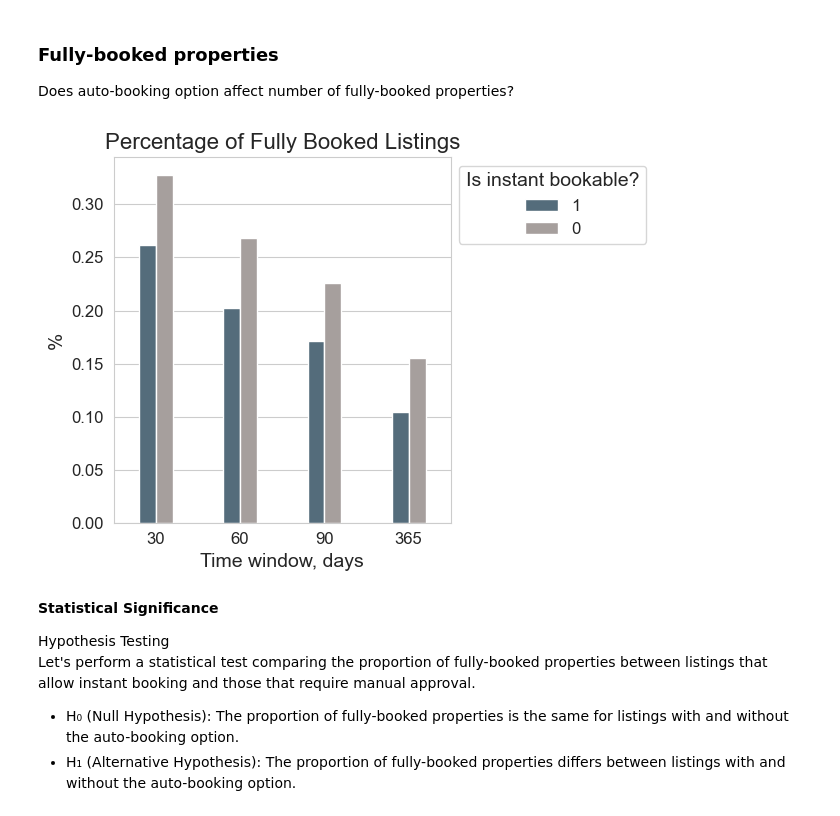
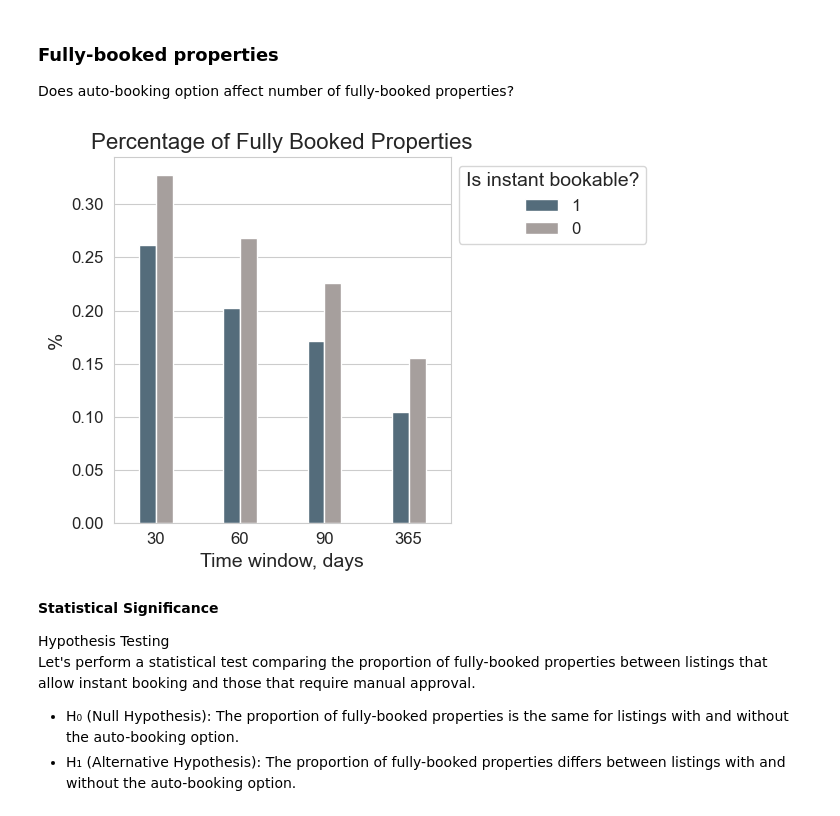
Before and after one commit to luybashu/tourism-accomodations-project, a Jupyter notebook: Scripts/S2_inventory.ipynb, the cells around one changed output. Saved outputs shown, nothing was run; the diff lists cells and outputs as text; code cells hidden in the pictures.

```diff
--- a/Scripts/S2_inventory.ipynb
+++ b/Scripts/S2_inventory.ipynb
@@ -49,8 +49,8 @@ sns.set_style("whitegrid")
 # %% [markdown]
 ## Data Loading
 # %%
-PATH = 'Data'
-FILENAME = 'Tourist_Accommodation31032025.csv'
+PATH = 'data'
+FILENAME = f'data_sprint2.csv'
 # %%
 # define function to read file
 def read_file(filename):
@@ -333,7 +333,7 @@ for per in df_long['period'].unique():
     plt.title(f'Distribution of Availability for {per} days')
     plt.ylabel('Number')
     plt.xlabel('availability, %')
-    plt.legend(['instant booking', 'needs review'])
+    plt.legend(['instant booking', 'needs approval'])
     plt.show()
 
     # boxplot
@@ -349,7 +349,7 @@ for per in df_long['period'].unique():
     )
 
     plt.xlabel(None)
-    plt.xticks(ticks=[0, 1], labels=['instant booking', 'needs review'])
+    plt.xticks(ticks=[0, 1], labels=['instant booking', 'needs approval'])
     plt.ylabel('availability, %')
     plt.show()
     print()
@@ -443,23 +443,23 @@ Does auto-booking option affect number of fully-booked properties?
 # %%
 res = (df_long
        .groupby(['period', 'is_instant_bookable'], as_index=False)['is_fully_booked']
        .agg(lambda x: sum(x) / len(x))
       )
 
 sns.barplot(data=res, y='is_fully_booked', x='period',
             hue='is_instant_bookable',
             hue_order=[1, 0],
             width=0.4,
             )
 
-plt.title(f'Percentage of Fully Booked Listings')
+plt.title(f'Percentage of Fully Booked Properties')
 plt.ylabel('%')
 plt.xlabel('Time window, days')
 plt.legend(title='Is instant bookable?', bbox_to_anchor=(1, 1), loc='upper left')
 plt.tight_layout()
 plt.show()
 # %% [output]
-[figure, old version]
+[figure, new version]
 # %% [markdown]
 **Statistical Significance**
 
```
Also changed, not shown: parts of 12 cells of this notebook.
